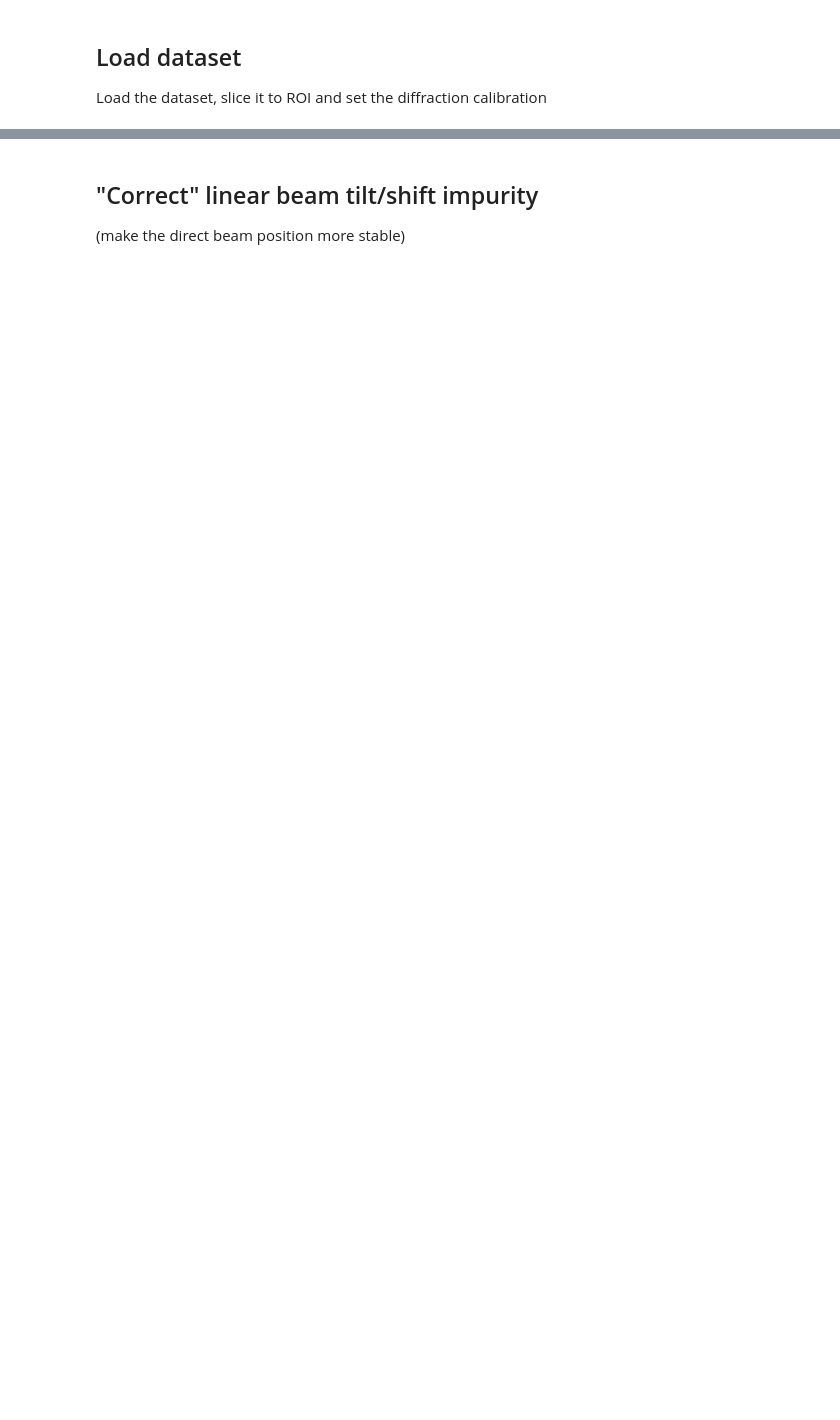
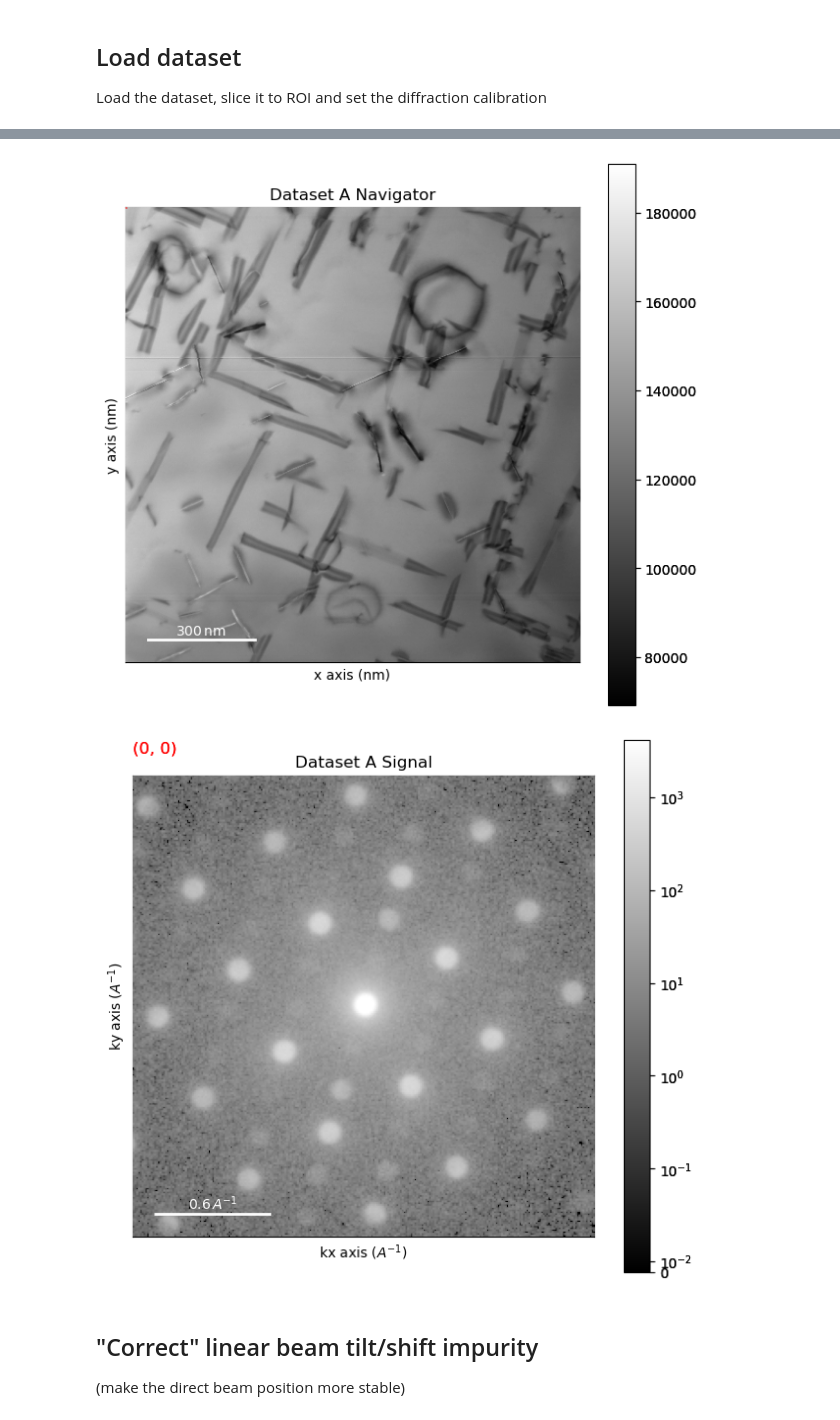
Before and after one commit to emichr/PhaseMappingPaper, a Jupyter notebook: Preprocessing.ipynb, the cells around one changed output, grey strips where cells are left out. Cells and saved outputs as stored; diff of their text form; code cells hidden in the pictures; blank space fills up the shorter version.

```diff
--- a/Preprocessing.ipynb
+++ b/Preprocessing.ipynb
@@ -13,8 +43,3 @@ from diffsims.utils.sim_utils import get_electron_wavelength
 # %% [markdown]
 ## Load dataset
 Load the dataset, slice it to ROI and set the diffraction calibration
-# %%
-filename = Path(r'C:\Users\emilc\OneDrive - NTNU\NORTEM\Data\2021_10_06_2xxx_24h_250C\Site2\SPED_600x600x12_10x10_4p63x4p63_1deg_100Hz_CL12cm_NBD_alpha5_spot1p3.hspy')
-
-signal = hs.load(str(filename), lazy=True).inav[0:512, 0:512]
-signal.set_diffraction_calibration(0.00952) #in Å^-1
@@ -24,0 +137,3 @@ OSError: [Errno 22] Unable to open file (file read failed: time = Mon Feb  6 18:
+# %%
+tem_image = hs.load(filename.with_name(r'TEMBF.dm3'))
+s.original_metadata.add_dictionary({'SupportingData': {'TEMBF': tem_image}})
@@ -25,3 +142,10 @@ OSError: [Errno 22] Unable to open file (file read failed: time = Mon Feb  6 18:
+# %%
+s = hs.load(filename.with_suffix('.hspy'), lazy=True) #Reload the dataset
+# %%
+s.plot(norm='symlog') #plot the data with a symlog normalization
+# %% [output]
+[figure, added]
+[figure, added]
 # %% [markdown]
 ## "Correct" linear beam tilt/shift impurity
 (make the direct beam position more stable)
```
Also changed, not shown: parts of 32 cells of this notebook, 15 other files.
